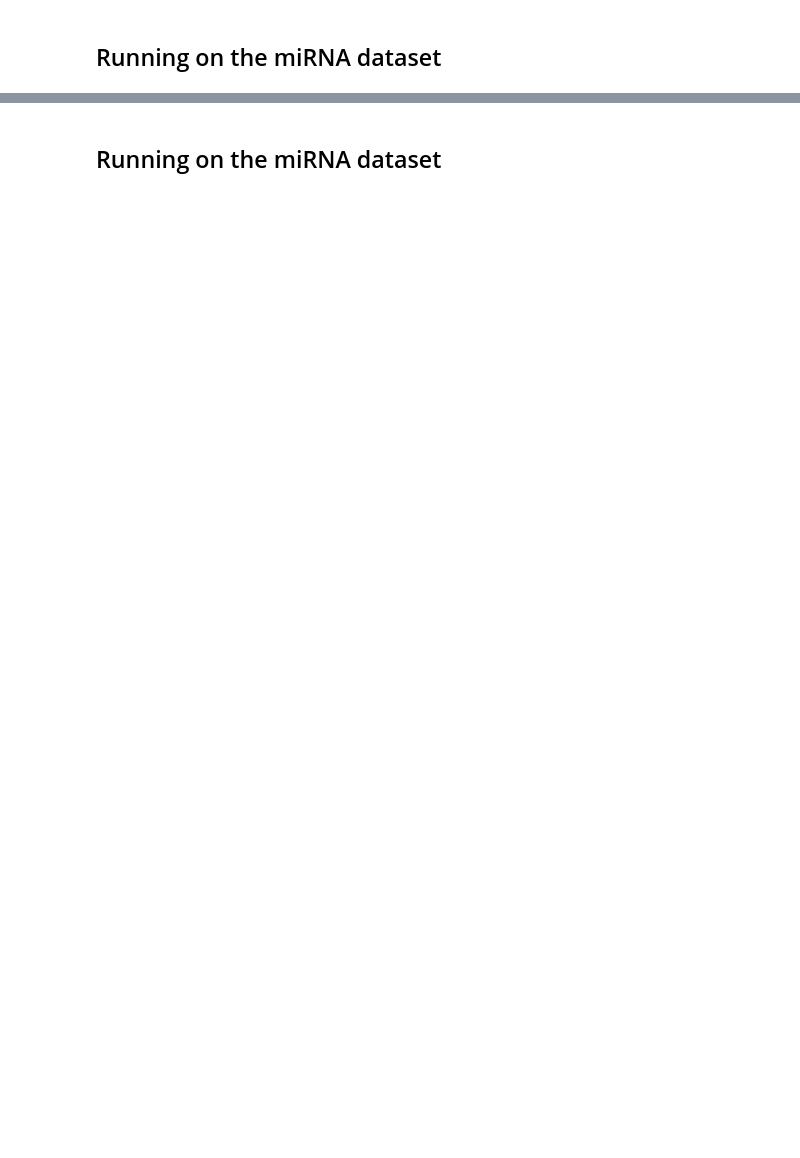
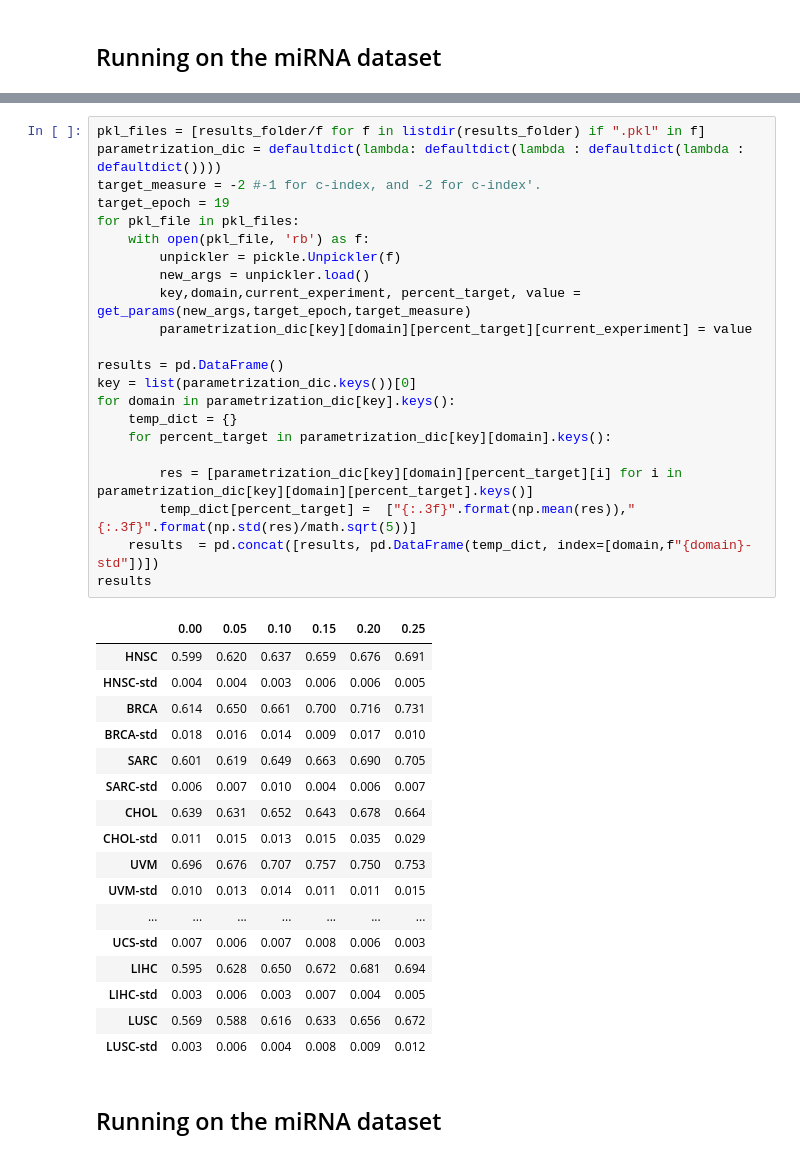
Before and after one commit to shaker82/MSSDA, a Jupyter notebook: SurvAIve/MSSDA/MSSDA_Notebook.ipynb, the cells around one changed output, grey strips where cells are left out. Drawn from its saved outputs; the diff is of its cells as text; blank space fills up the shorter version.

```diff
--- a/SurvAIve/MSSDA/MSSDA_Notebook.ipynb
+++ b/SurvAIve/MSSDA/MSSDA_Notebook.ipynb
@@ -81,3 +305,43 @@ KeyboardInterrupt:
+# %%
+pkl_files = [results_folder/f for f in listdir(results_folder) if ".pkl" in f]
+parametrization_dic = defaultdict(lambda: defaultdict(lambda : defaultdict(lambda : defaultdict())))
+target_measure = -2 #-1 for c-index, and -2 for c-index'.
+target_epoch = 19
+for pkl_file in pkl_files:
+    with open(pkl_file, 'rb') as f:
+        unpickler = pickle.Unpickler(f)
+        new_args = unpickler.load()
+        key,domain,current_experiment, percent_target, value = get_params(new_args,target_epoch,target_measure)
+        parametrization_dic[key][domain][percent_target][current_experiment] = value
+
+results = pd.DataFrame()
+key = list(parametrization_dic.keys())[0]
+for domain in parametrization_dic[key].keys():
+    temp_dict = {}
+    for percent_target in parametrization_dic[key][domain].keys():
+
+        res = [parametrization_dic[key][domain][percent_target][i] for i in parametrization_dic[key][domain][percent_target].keys()]
+        temp_dict[percent_target] =  ["{:.3f}".format(np.mean(res)),"{:.3f}".format(np.std(res)/math.sqrt(5))]
+    results  = pd.concat([results, pd.DataFrame(temp_dict, index=[domain,f"{domain}-std"])])
+results
+# %% [output]
+|  | 0.00 | 0.05 | 0.10 | 0.15 | 0.20 | 0.25 |
+| HNSC | 0.599 | 0.620 | 0.637 | 0.659 | 0.676 | 0.691 |
+| HNSC-std | 0.004 | 0.004 | 0.003 | 0.006 | 0.006 | 0.005 |
+| BRCA | 0.614 | 0.650 | 0.661 | 0.700 | 0.716 | 0.731 |
+| BRCA-std | 0.018 | 0.016 | 0.014 | 0.009 | 0.017 | 0.010 |
+| SARC | 0.601 | 0.619 | 0.649 | 0.663 | 0.690 | 0.705 |
+| SARC-std | 0.006 | 0.007 | 0.010 | 0.004 | 0.006 | 0.007 |
+| CHOL | 0.639 | 0.631 | 0.652 | 0.643 | 0.678 | 0.664 |
+| CHOL-std | 0.011 | 0.015 | 0.013 | 0.015 | 0.035 | 0.029 |
+| UVM | 0.696 | 0.676 | 0.707 | 0.757 | 0.750 | 0.753 |
+| UVM-std | 0.010 | 0.013 | 0.014 | 0.011 | 0.011 | 0.015 |
+| ... | ... | ... | ... | ... | ... | ... |
+| UCS-std | 0.007 | 0.006 | 0.007 | 0.008 | 0.006 | 0.003 |
+| LIHC | 0.595 | 0.628 | 0.650 | 0.672 | 0.681 | 0.694 |
+| LIHC-std | 0.003 | 0.006 | 0.003 | 0.007 | 0.004 | 0.005 |
+| LUSC | 0.569 | 0.588 | 0.616 | 0.633 | 0.656 | 0.672 |
+| LUSC-std | 0.003 | 0.006 | 0.004 | 0.008 | 0.009 | 0.012 |
 # %% [markdown]
 ## Running on the miRNA dataset
 # %%
```
Also changed, not shown: parts of 17 cells of this notebook.
